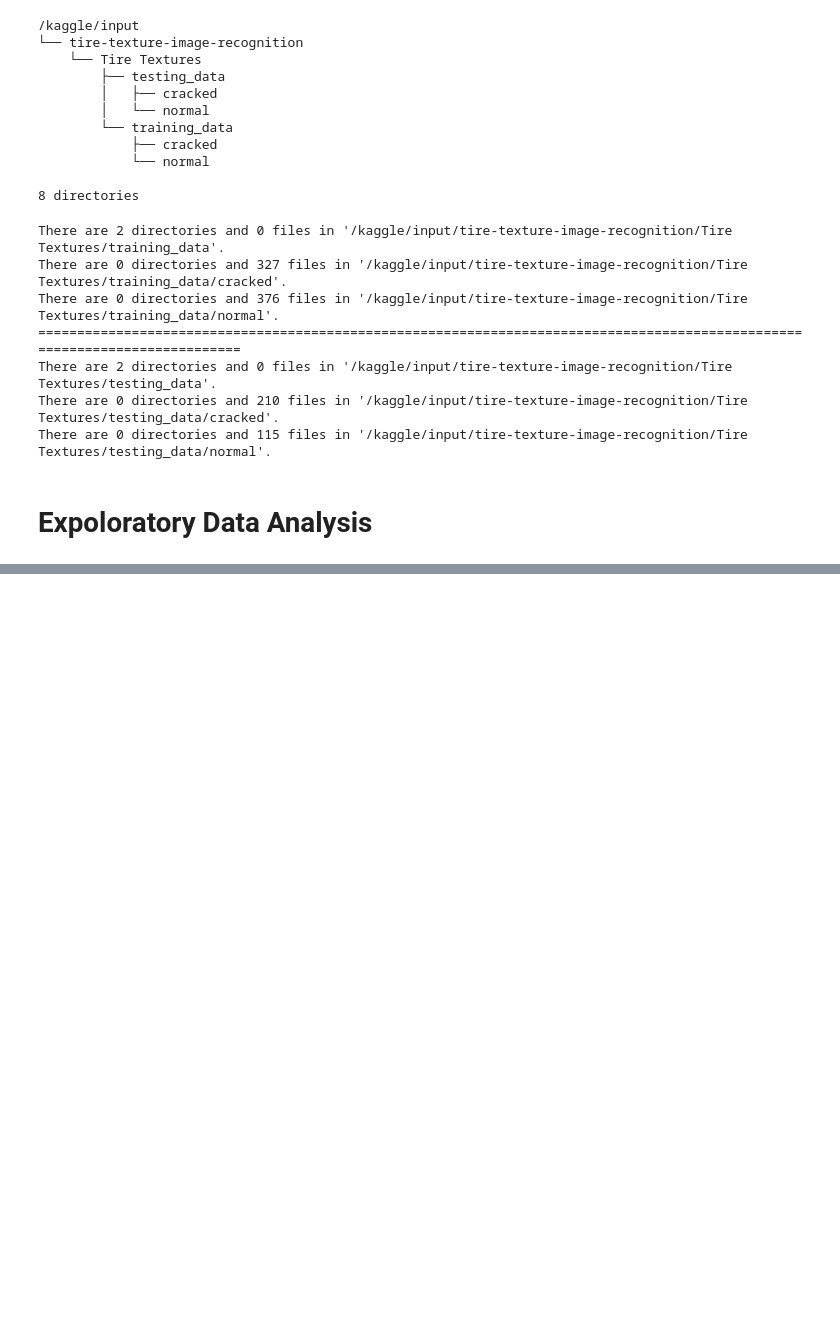
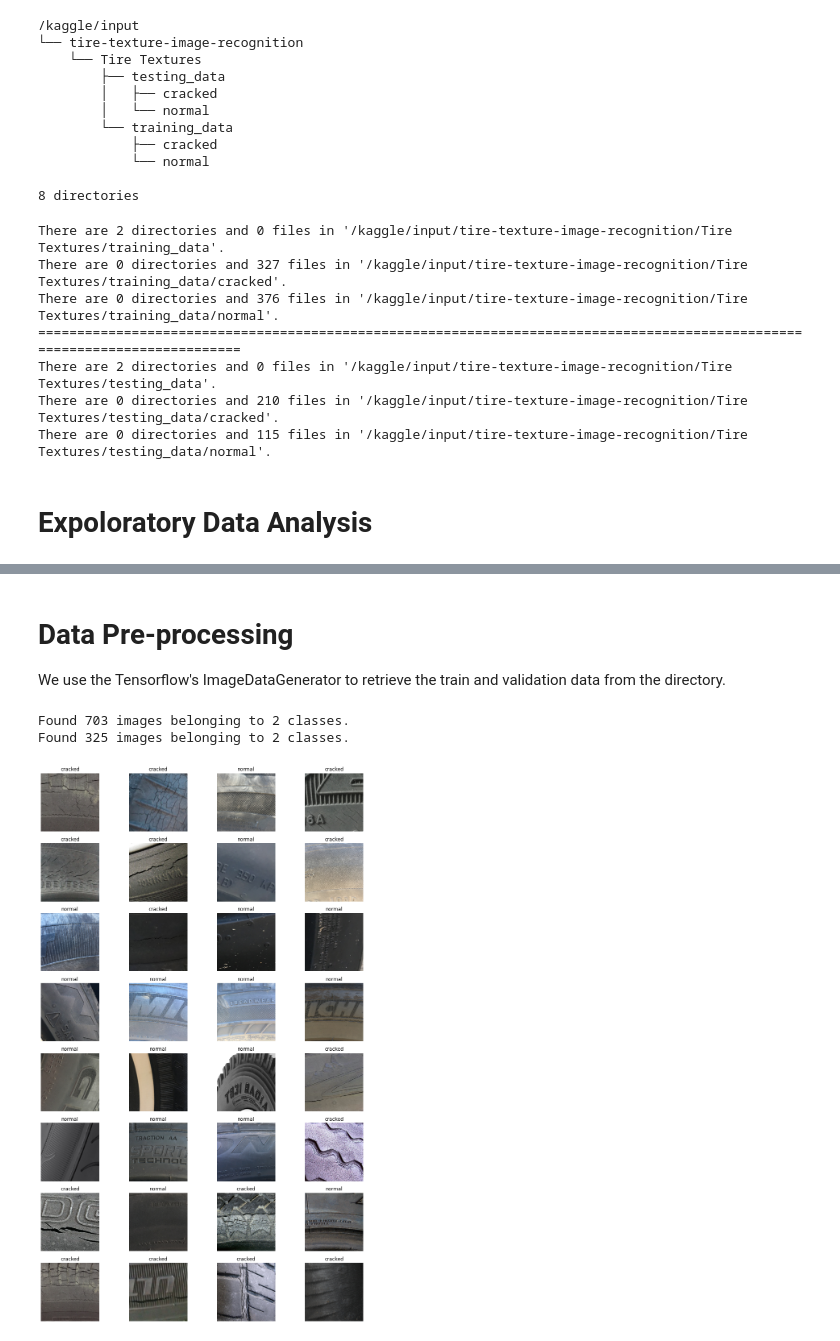
Before and after one commit to poolGolez/project-roosevelt, a Jupyter notebook: how-are-your-tires.ipynb, the cells around one changed output, grey strips where cells are left out. Drawn from its saved outputs; the diff is of its cells as text; code cells hidden in the pictures; blank space fills up the shorter version.

Commit message:
Preprocess the data

```diff
--- a/how-are-your-tires.ipynb
+++ b/how-are-your-tires.ipynb
@@ -65,0 +66,47 @@ show_random_image(TRAIN_DIR_LOCATION, 'cracked')
+# %% [markdown]
+# Data Pre-processing
+
+We use the Tensorflow's ImageDataGenerator to retrieve the train and validation data from the directory.
+# %%
+import tensorflow as tf
+
+tf.random.set_seed(42)
+PIXEL_SIZE = (224, 224)
+
+# normalize the pixel values
+train_img_gen = tf.keras.preprocessing.image.ImageDataGenerator(rescale=1./255)
+train_data = train_img_gen.flow_from_directory(TRAIN_DIR_LOCATION,
+                                  #resize the images for uniformity and less data
+                                  target_size=PIXEL_SIZE,
+                                  batch_size=32,
+                                  class_mode='binary')
+
+
+
+# do the same for validation data
+valid_img_gen = tf.keras.preprocessing.image.ImageDataGenerator(rescale=1./255)
+valid_data = train_img_gen.flow_from_directory(TEST_DIR_LOCATION,
+                                  #resize the images for uniformity and less data
+                                  target_size=PIXEL_SIZE,
+                                  batch_size=32,
+                                  class_mode='binary')
+# %% [output]
+Found 703 images belonging to 2 classes.
+Found 325 images belonging to 2 classes.
+# %%
+def show_images(images, labels):
+    fig, axs = plt.subplots(8, 4, figsize=(15, 25))
+    for index, image in enumerate(images):
+        row = index // 4
+        col = index % 4
+
+        axs[row, col].imshow(image)
+        axs[row, col].set_title(f"{labels[index]}")
+        axs[row, col].axis('off')
+    plt.show()
+
+class_lookup = {v:k for k,v in train_data.class_indices.items()}
+labels = [class_lookup[int(x)] for x in train_data[0][1]]
+show_images(train_data[0][0],labels)
+# %% [output]
+[figure, added]
```
Also changed, not shown: parts of 1 cell of this notebook.
